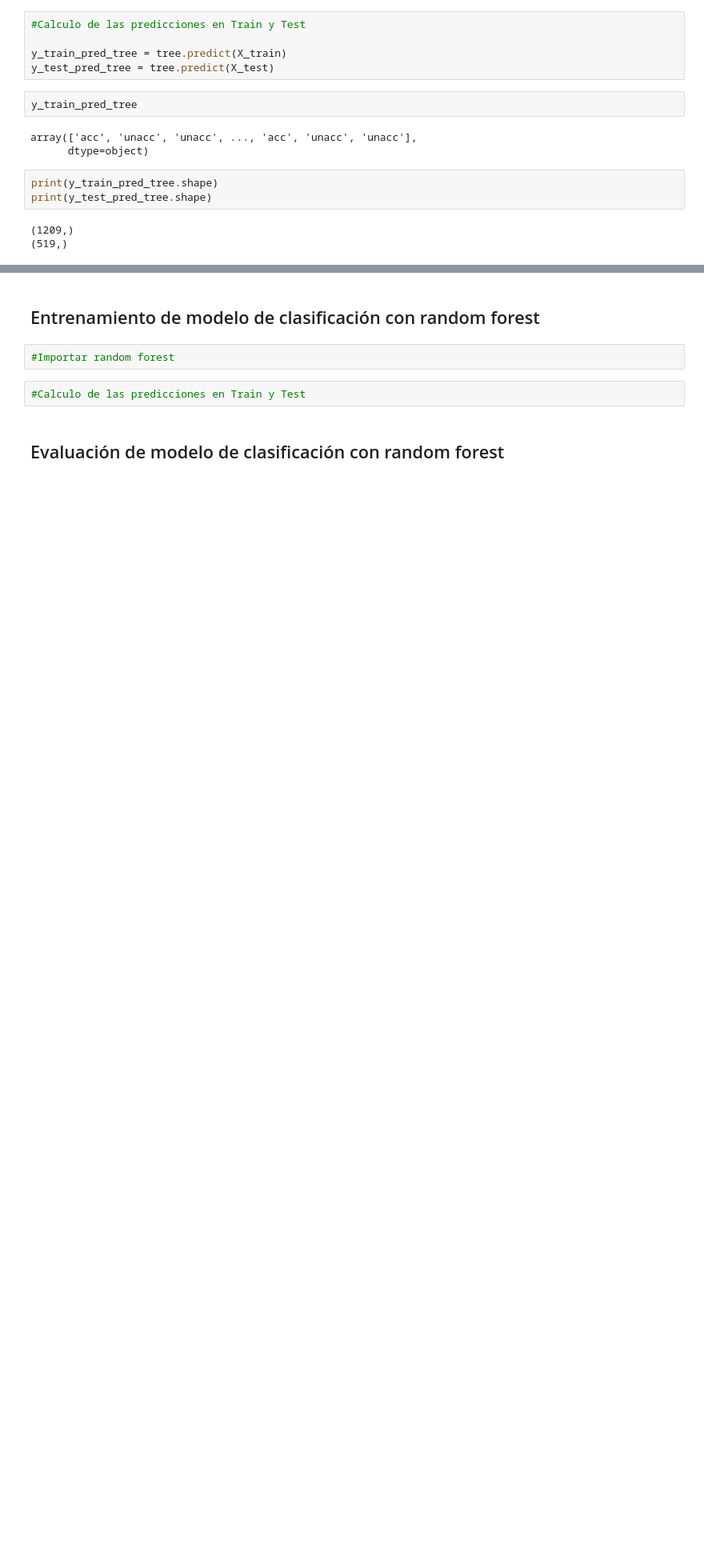
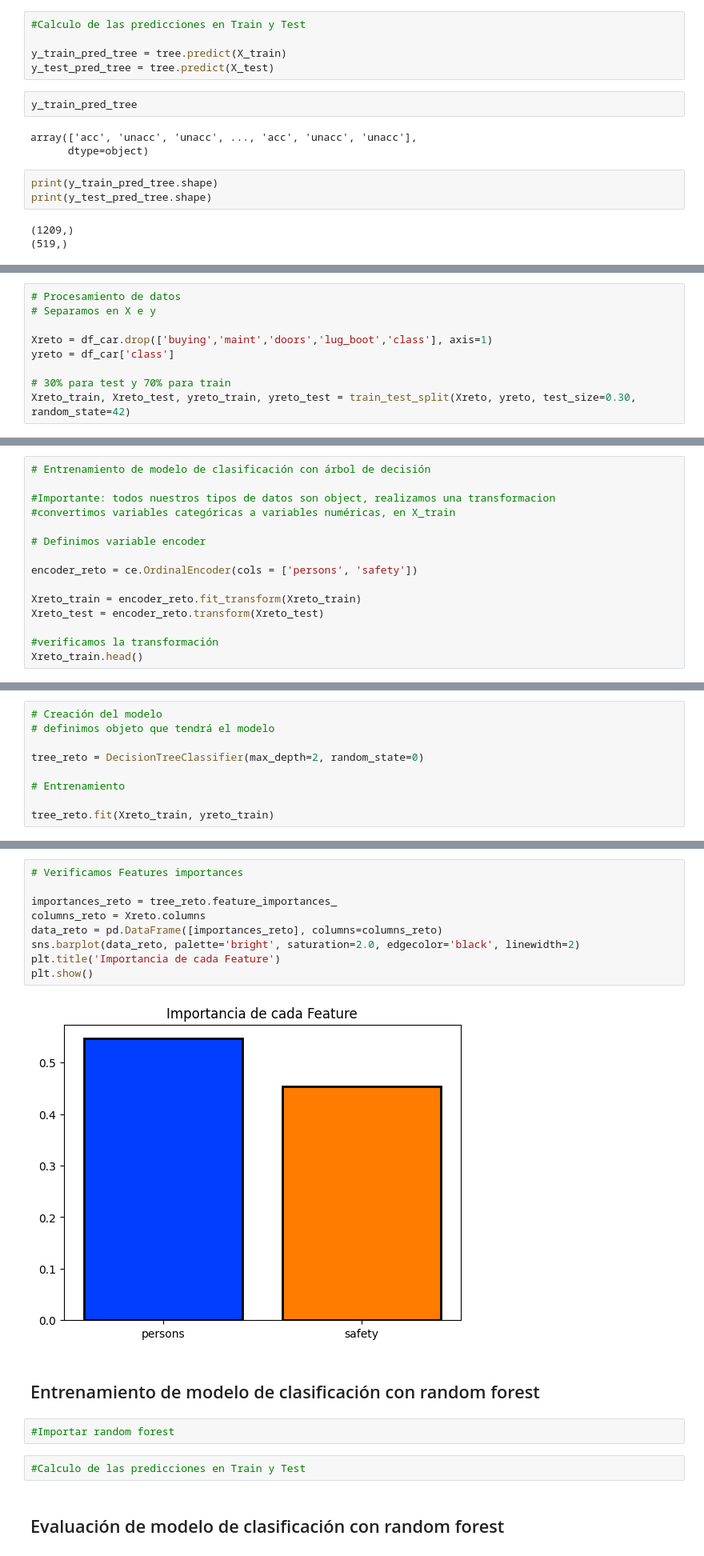
Before and after one commit to electrojam/Curso-de-Decision-Trees-y-Random-Forest-con-Python-y-scikit-learn, a Jupyter notebook: decision_tree_random_forest_project.ipynb, the cells around one changed output, grey strips where cells are left out. Shown at 80% size. Drawn from its saved outputs; the diff is of its cells as text; blank space fills up the shorter version.

```diff
--- a/decision_tree_random_forest_project.ipynb
+++ b/decision_tree_random_forest_project.ipynb
@@ -263,0 +289,9 @@ print(y_test_pred_tree.shape)
+# %%
+# Procesamiento de datos
+# Separamos en X e y
+
+Xreto = df_car.drop(['buying','maint','doors','lug_boot','class'], axis=1)
+yreto = df_car['class']
+
+# 30% para test y 70% para train
+Xreto_train, Xreto_test, yreto_train, yreto_test = train_test_split(Xreto, yreto, test_size=0.30, random_state=42)
@@ -263,0 +304,15 @@ print(y_test_pred_tree.shape)
+# %%
+# Entrenamiento de modelo de clasificación con árbol de decisión
+
+#Importante: todos nuestros tipos de datos son object, realizamos una transformacion
+#convertimos variables categóricas a variables numéricas, en X_train
+
+# Definimos variable encoder
+
+encoder_reto = ce.OrdinalEncoder(cols = ['persons', 'safety'])
+
+Xreto_train = encoder_reto.fit_transform(Xreto_train)
+Xreto_test = encoder_reto.transform(Xreto_test)
+
+#verificamos la transformación
+Xreto_train.head()
@@ -263,0 +335,9 @@ print(y_test_pred_tree.shape)
+# %%
+# Creación del modelo
+# definimos objeto que tendrá el modelo
+
+tree_reto = DecisionTreeClassifier(max_depth=2, random_state=0)
+
+# Entrenamiento
+
+tree_reto.fit(Xreto_train, yreto_train)
@@ -264,3 +368,14 @@ print(y_test_pred_tree.shape)
+# %%
+# Verificamos Features importances
+
+importances_reto = tree_reto.feature_importances_
+columns_reto = Xreto.columns
+data_reto = pd.DataFrame([importances_reto], columns=columns_reto)
+sns.barplot(data_reto, palette='bright', saturation=2.0, edgecolor='black', linewidth=2)
+plt.title('Importancia de cada Feature')
+plt.show()
+# %% [output]
+[figure, added]
 # %% [markdown]
 ## Entrenamiento de modelo de clasificación con random forest
 # %%
```
Also changed, not shown: parts of 11 cells of this notebook.
